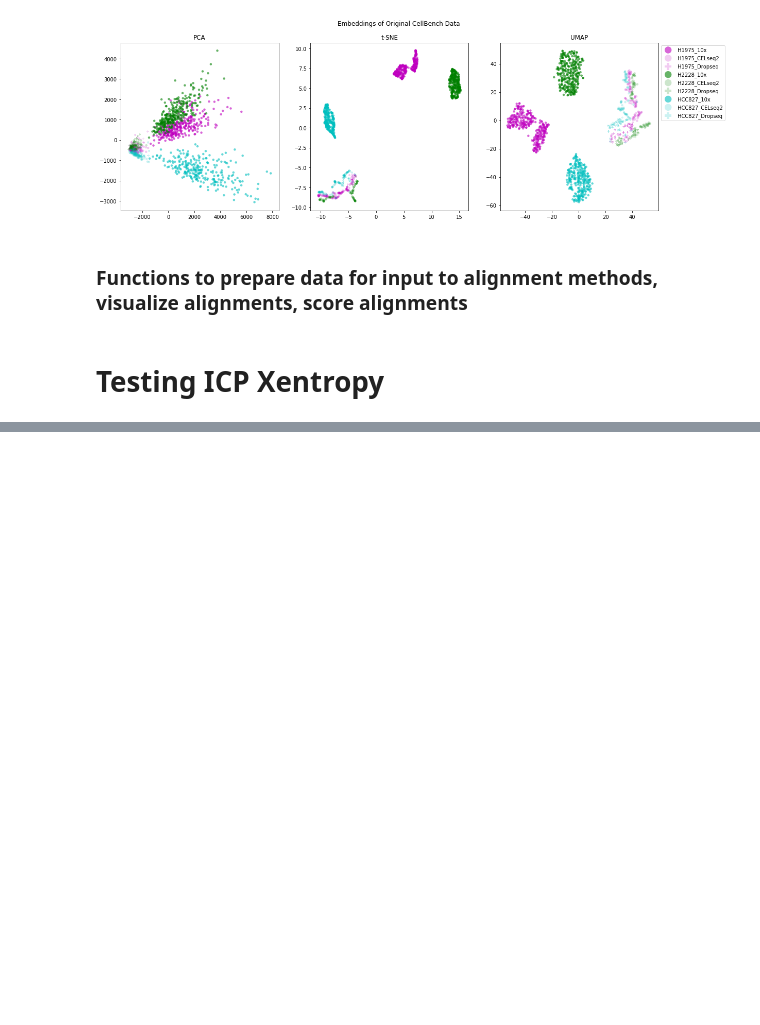
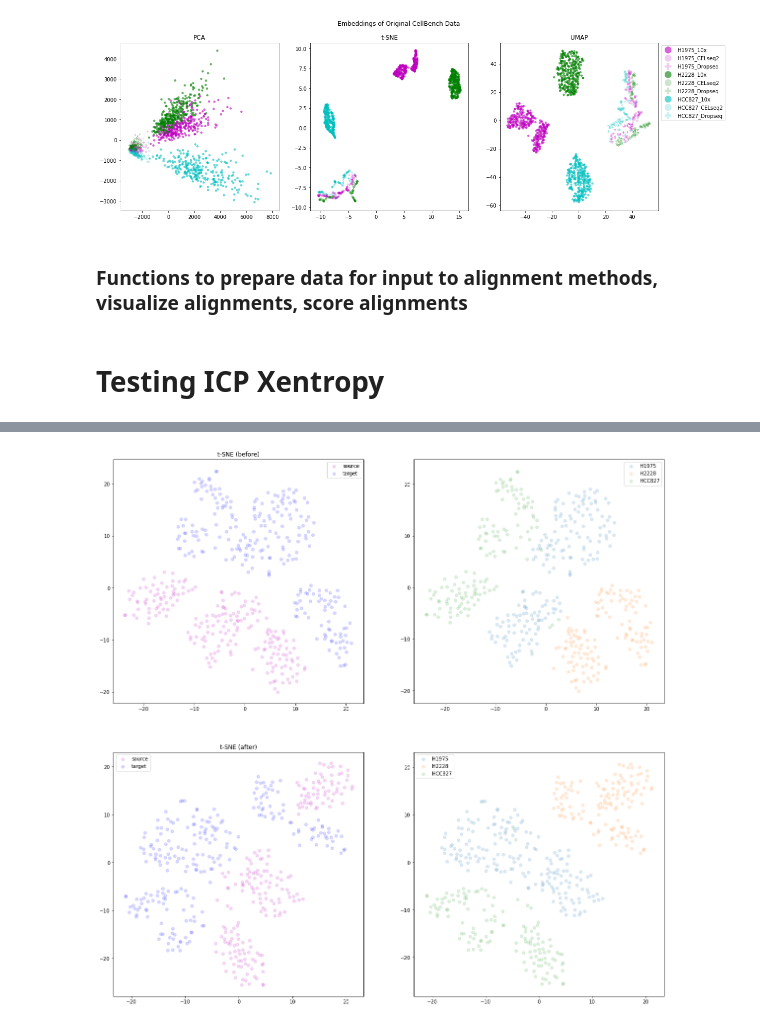
Before and after one commit to AmirAlavi/sc-alignment-benchmarking, a Jupyter notebook: data-alignment-comparisons.ipynb, the cells around one changed output, grey strips where cells are left out. Drawn from its saved outputs; the diff is of its cells as text; code cells hidden in the pictures; blank space fills up the shorter version.

```diff
--- a/data-alignment-comparisons.ipynb
+++ b/data-alignment-comparisons.ipynb
@@ -551,0 +552,5 @@ aligner = icp.ICP(A, B, type_index_dict, loss_function=loss_fcn, max_iters=200,
+# %%
+aligner_fcn=lambda x: aligner(torch.from_numpy(x).float()).detach().numpy()
+before_and_after_plots(A, B, type_index_dict, aligner_fcn=aligner_fcn)
+# %% [output]
+[figure, added]
```
Also changed, not shown: parts of 1 cell of this notebook.
